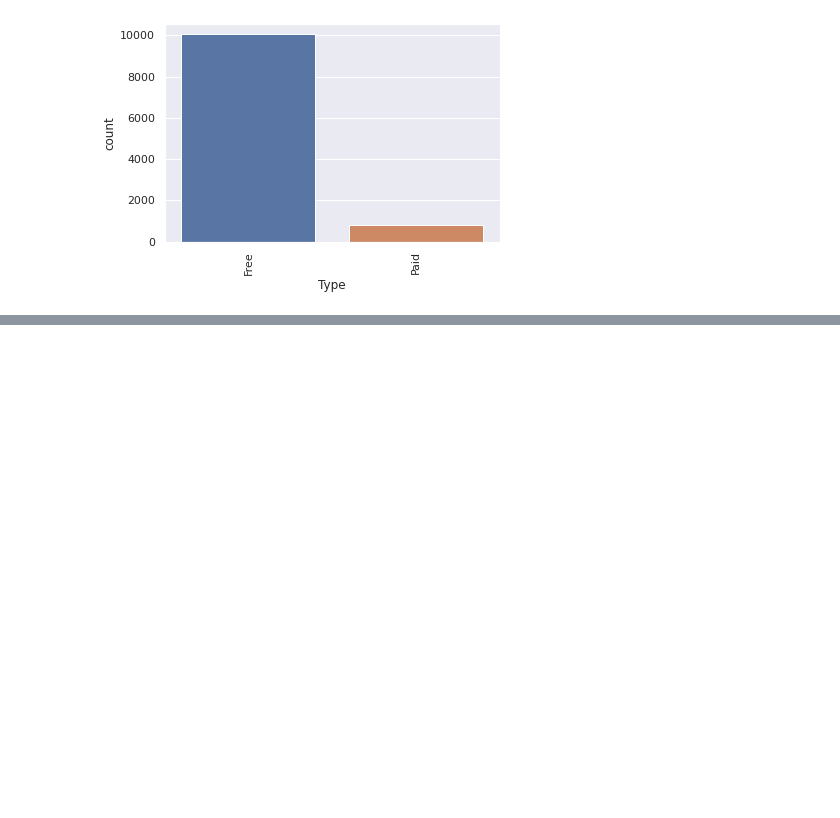
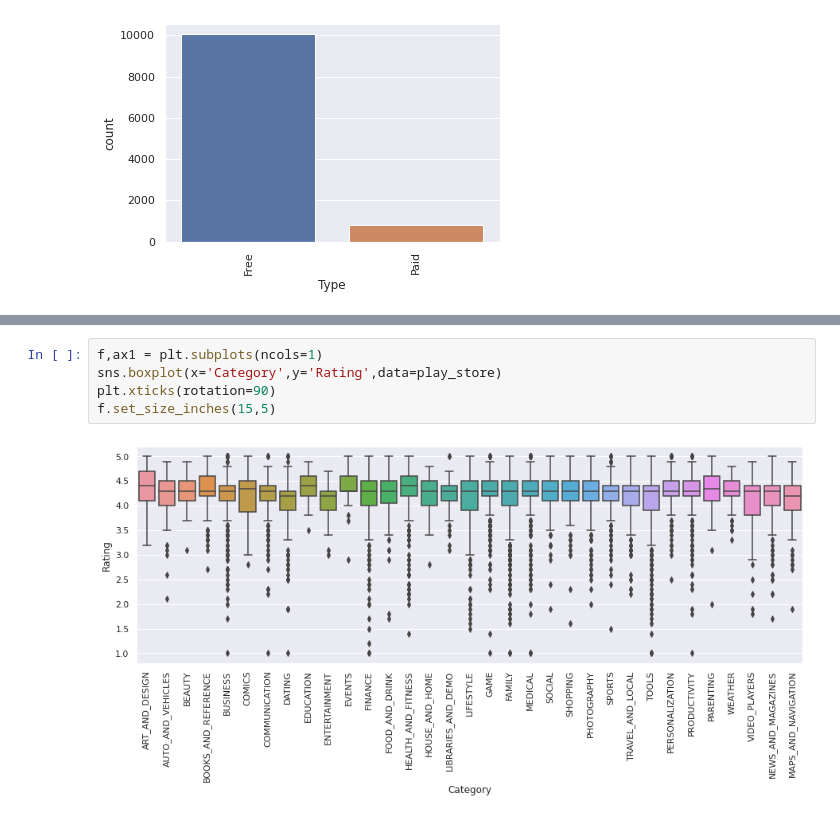
Before and after one commit to sanjaymkr/Google_Play_Store_Data_Analysis, a Jupyter notebook: Sanjay_Kumar_Google_Play_Store_Review.ipynb, the cells around one changed output, grey strips where cells are left out. Cells and saved outputs as stored; diff of their text form; blank space fills up the shorter version.

```diff
--- a/Sanjay_Kumar_Google_Play_Store_Review.ipynb
+++ b/Sanjay_Kumar_Google_Play_Store_Review.ipynb
@@ -497,0 +499,7 @@ f.set_size_inches(15,5)
+# %%
+f,ax1 = plt.subplots(ncols=1)
+sns.boxplot(x='Category',y='Rating',data=play_store)
+plt.xticks(rotation=90)
+f.set_size_inches(15,5)
+# %% [output]
+[figure, added]
```
Also changed, not shown: parts of 10 cells of this notebook.
